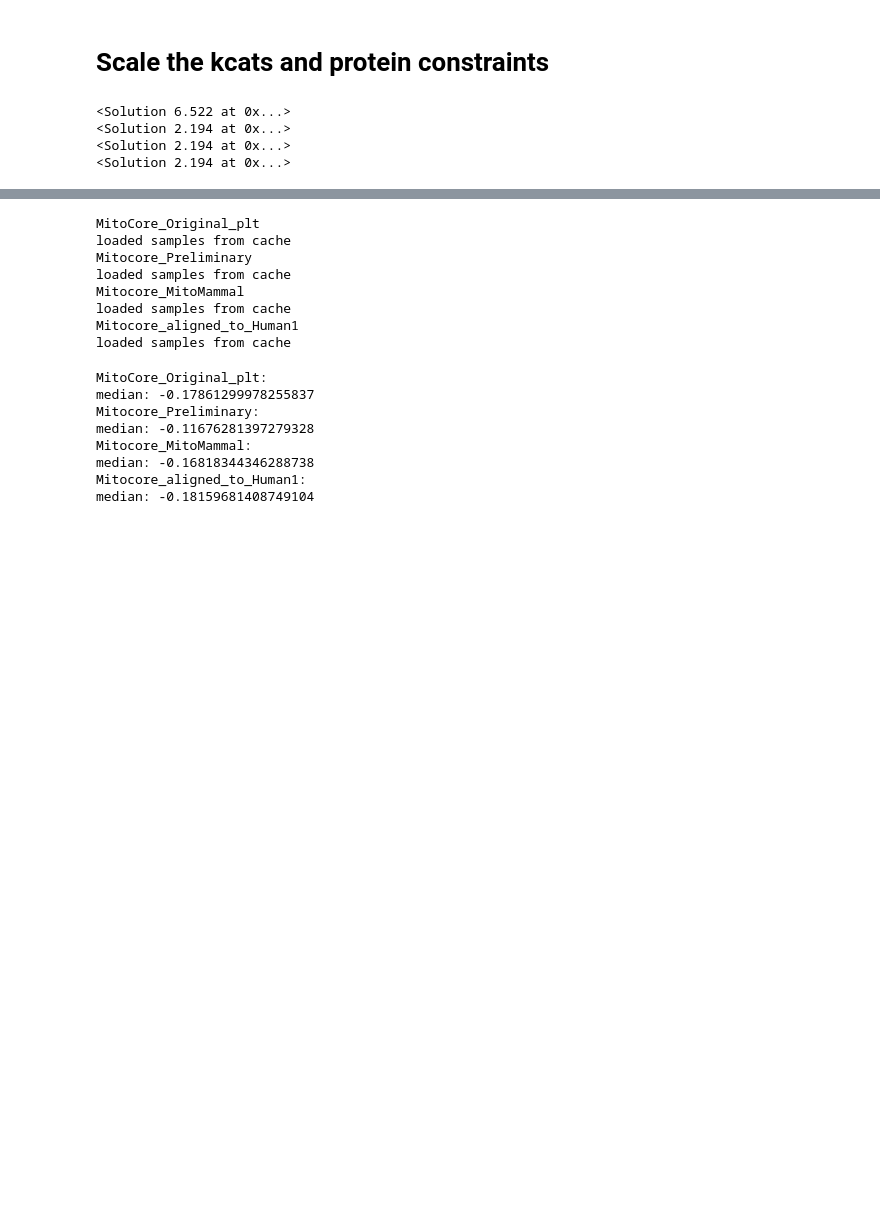
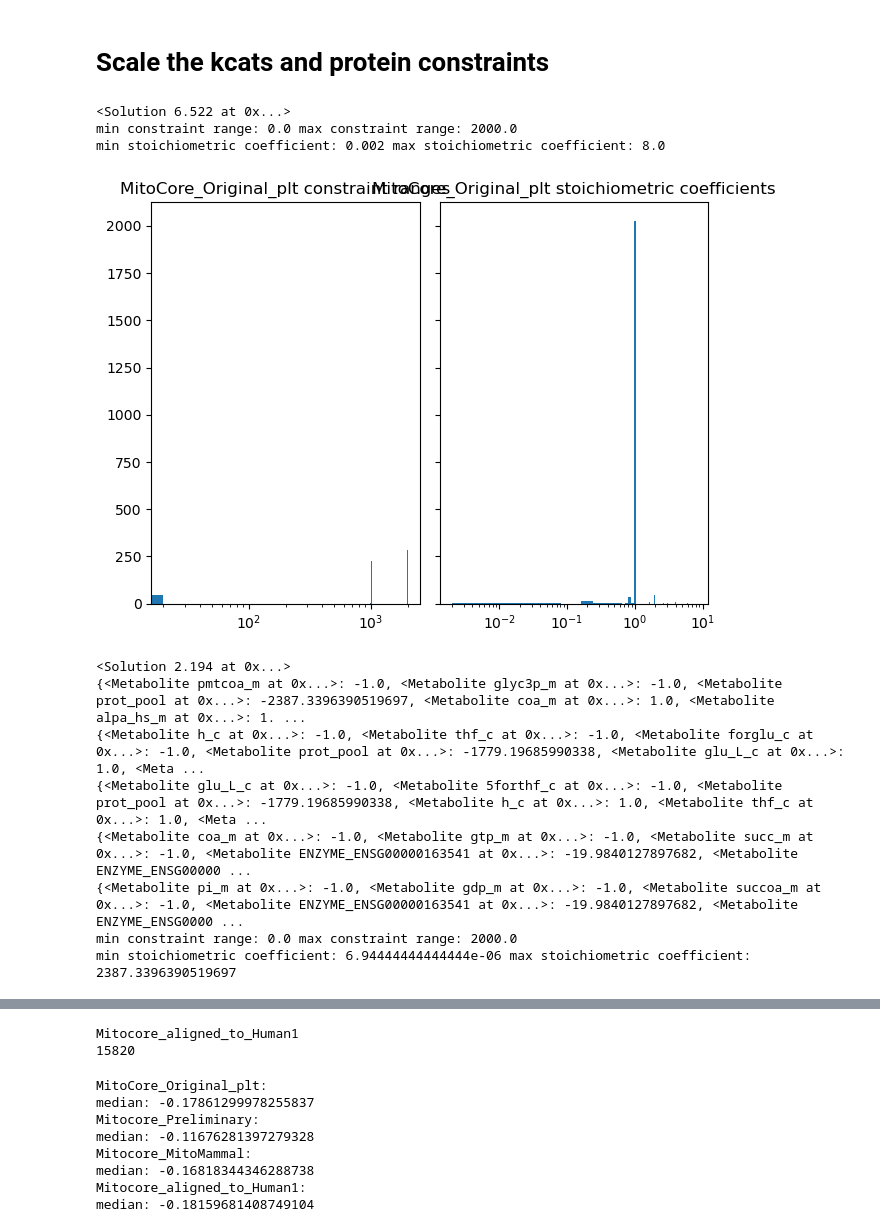
Before and after one commit to Benjamin-Reyes-S/MitoCore-curation-workflow, a Jupyter notebook: smoment/scripts/08_FBA_comparison_and_chrr_sampling.ipynb, the cells around one changed output, grey strips where cells are left out. Drawn from its saved outputs; the diff is of its cells as text; code cells hidden in the pictures; blank space fills up the shorter version.

```diff
--- a/smoment/scripts/08_FBA_comparison_and_chrr_sampling.ipynb
+++ b/smoment/scripts/08_FBA_comparison_and_chrr_sampling.ipynb
@@ -191,25 +186,65 @@ For details and migration guidance, visit: https://python.arviz.org/en/latest/us
 # %% [markdown]
 # Scale the kcats and protein constraints
+# %%
+def get_constraint_distribution(model, model_name):
+    constraint_ranges = []
+    stoichiometric_coefficients = []
+
+    for reaction in model.reactions:
+        constraint_ranges.append(reaction.upper_bound - reaction.lower_bound)
+        coeff = [abs(coeff) for coeff in reaction.metabolites.values()]
+        stoichiometric_coefficients = stoichiometric_coefficients + coeff
+
+        if max(coeff) > 1000:
+            print(f"Reaction {reaction.id} has a large stoichiometric coefficient: {max(coeff)}")
+            print(reaction.metabolites)#
+
+    fig, axs = plt.subplots(1, 2, sharey=True, tight_layout=True)
+
+    axs[0].hist(constraint_ranges, bins=100)
+    axs[1].hist(stoichiometric_coefficients, bins=100)
+
+    axs[0].set_xscale("log")
+    axs[1].set_xscale("log")
+
+    axs[0].set_title(f"{model_name} constraint ranges")
+    axs[1].set_title(f"{model_name} stoichiometric coefficients")
+
+    print('min constraint range:', min(constraint_ranges)
+          ,'max constraint range:', max(constraint_ranges))
+    print('min stoichiometric coefficient:', min(stoichiometric_coefficients)
+          ,'max stoichiometric coefficient:', max(stoichiometric_coefficients))
+    plt.show()
 # %%
 # explore production near optimum: set lower bound of ATP production to mean measured value = 1.707 --> explore ATP production near mean
 atp_production_lower_bound = 1.707042254 * 0.95
 
 for model_name, model in models_dict.items():
     with model:
         model.reactions.OF_ATP_MitoCore.lower_bound = atp_production_lower_bound
 
         for reaction in model.reactions:
             if 'ENZYME_' in reaction.id or 'ER_pool_TG_' in reaction.id:
                 reaction.upper_bound = reaction.upper_bound * 1000
             else:
                 scale_pseudo_metabolite_stoichiometry(reaction, scaling_factor=1/1000)
 
         # sanity check
         print(model.optimize())
 
+        get_constraint_distribution(model, model_name)
+
         cobra.io.write_sbml_model(model, f"./../flux_sampling/{model_name}_sampling_model.xml")
 # %% [output]
 <Solution 6.522 at 0x...>
-<Solution 2.194 at 0x...>
-<Solution 2.194 at 0x...>
-<Solution 2.194 at 0x...>
+min constraint range: 0.0 max constraint range: 2000.0
+min stoichiometric coefficient: 0.002 max stoichiometric coefficient: 8.0
+[figure, added]
+<Solution 2.194 at 0x...>
+{<Metabolite pmtcoa_m at 0x...>: -1.0, <Metabolite glyc3p_m at 0x...>: -1.0, <Metabolite prot_pool at 0x...>: -2387.3396390519697, <Metabolite coa_m at 0x...>: 1.0, <Metabolite alpa_hs_m at 0x...>: 1. ...
+{<Metabolite h_c at 0x...>: -1.0, <Metabolite thf_c at 0x...>: -1.0, <Metabolite forglu_c at 0x...>: -1.0, <Metabolite prot_pool at 0x...>: -1779.19685990338, <Metabolite glu_L_c at 0x...>: 1.0, <Meta ...
+{<Metabolite glu_L_c at 0x...>: -1.0, <Metabolite 5forthf_c at 0x...>: -1.0, <Metabolite prot_pool at 0x...>: -1779.19685990338, <Metabolite h_c at 0x...>: 1.0, <Metabolite thf_c at 0x...>: 1.0, <Meta ...
+{<Metabolite coa_m at 0x...>: -1.0, <Metabolite gtp_m at 0x...>: -1.0, <Metabolite succ_m at 0x...>: -1.0, <Metabolite ENZYME_ENSG00000163541 at 0x...>: -19.9840127897682, <Metabolite ENZYME_ENSG00000 ...
+{<Metabolite pi_m at 0x...>: -1.0, <Metabolite gdp_m at 0x...>: -1.0, <Metabolite succoa_m at 0x...>: -1.0, <Metabolite ENZYME_ENSG00000163541 at 0x...>: -19.9840127897682, <Metabolite ENZYME_ENSG0000 ...
+min constraint range: 0.0 max constraint range: 2000.0
+min stoichiometric coefficient: 6.94444444444444e-06 max stoichiometric coefficient: 2387.3396390519697
@@ -287,8 +345,8 @@ threads = 16
 
 for model_name, model in models_dict.items():
 
-    # if not model_name == "Mitocore_aligned_to_Human1":
-    #     continue
+    if not model_name == "Mitocore_aligned_to_Human1":
+        continue
 
     print(model_name)
     sampling_problem_path = f"./../flux_sampling/{model_name}_problem.pkl"
@@ -299,8 +357,8 @@ for model_name, model in models_dict.items():
             results = pickle.load(f)
         print('loaded samples from cache')
     else:
-        results = chrr_sampling(model_path=f"./../flux_sampling/{model_name}_sampling_model.xml", problem_path=sampling_problem_path, threads=threads, n_samples=2500, seed=511)
-        # results = optgp_sampling(model_path=f"./../flux_sampling/{model_name}_sampling_model.xml", thinning=None, threads=threads, n_samples=40000, seed=511)
+        # results = chrr_sampling(model_path=f"./../flux_sampling/{model_name}_sampling_model.xml", problem_path=sampling_problem_path, threads=threads, n_samples=2500, seed=511)
+        results = optgp_sampling(model_path=f"./../flux_sampling/{model_name}_sampling_model.xml", thinning=None, threads=threads, n_samples=40000, seed=511)
 
         with open(sampling_results_path, "wb") as f:
             pickle.dump(results, f)
@@ -344,14 +402,8 @@ for model_name, model in models_dict.items():
     glyco_oxphos_splits_sampling["glycolysis_net_flux"].append(glyco_absolute)
     glyco_oxphos_splits_sampling["oxphos_net_flux"].append(oxphos_absolute)
 # %% [output]
-MitoCore_Original_plt
-loaded samples from cache
-Mitocore_Preliminary
-loaded samples from cache
-Mitocore_MitoMammal
-loaded samples from cache
 Mitocore_aligned_to_Human1
-loaded samples from cache
+15820
 # %%
 import matplotlib.cm as cm
 
```
Also changed, not shown: parts of 9 cells of this notebook, 8 other files.
